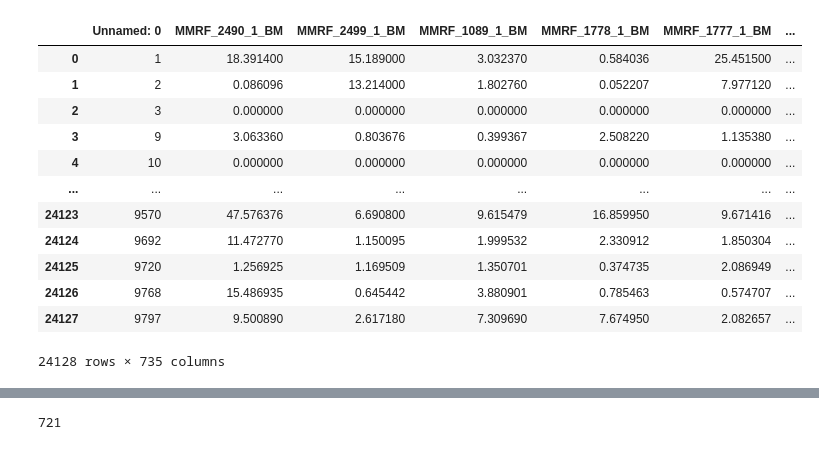
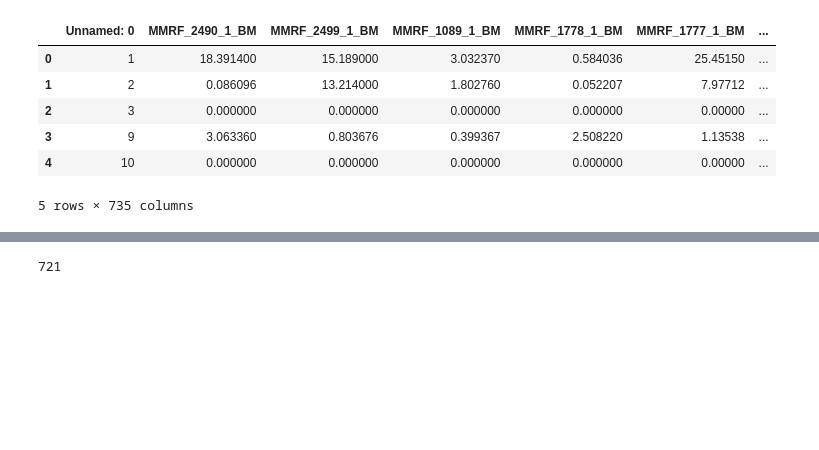
Before and after one commit to anastasia-enot/multiple_myeloma_challenge, a Jupyter notebook: 01_preprocessing_datasets.ipynb, the cells around one changed output, grey strips where cells are left out. Cells and saved outputs as stored; diff of their text form; code cells hidden in the pictures; blank space fills up the shorter version.

```diff
--- a/01_preprocessing_datasets.ipynb
+++ b/01_preprocessing_datasets.ipynb
@@ -39,17 +29,11 @@ clin_data
 # %%
 rna = pd.read_csv('data/MMRF_CoMMpass_IA9_E74GTF_Salmon_entrezID_TPM_hg19.csv')
-rna
+rna.head()
 # %% [output]
 |  | Unnamed: 0 | MMRF_2490_1_BM | MMRF_2499_1_BM | MMRF_1089_1_BM | MMRF_1778_1_BM | MMRF_1777_1_BM | ... |
-| 0 | 1 | 18.391400 | 15.189000 | 3.032370 | 0.584036 | 25.451500 | ... |
-| 1 | 2 | 0.086096 | 13.214000 | 1.802760 | 0.052207 | 7.977120 | ... |
-| 2 | 3 | 0.000000 | 0.000000 | 0.000000 | 0.000000 | 0.000000 | ... |
-| 3 | 9 | 3.063360 | 0.803676 | 0.399367 | 2.508220 | 1.135380 | ... |
-| 4 | 10 | 0.000000 | 0.000000 | 0.000000 | 0.000000 | 0.000000 | ... |
-| ... | ... | ... | ... | ... | ... | ... | ... |
-| 24123 | 9570 | 47.576376 | 6.690800 | 9.615479 | 16.859950 | 9.671416 | ... |
-| 24124 | 9692 | 11.472770 | 1.150095 | 1.999532 | 2.330912 | 1.850304 | ... |
-| 24125 | 9720 | 1.256925 | 1.169509 | 1.350701 | 0.374735 | 2.086949 | ... |
-| 24126 | 9768 | 15.486935 | 0.645442 | 3.880901 | 0.785463 | 0.574707 | ... |
-| 24127 | 9797 | 9.500890 | 2.617180 | 7.309690 | 7.674950 | 2.082657 | ... |
+| 0 | 1 | 18.391400 | 15.189000 | 3.032370 | 0.584036 | 25.45150 | ... |
+| 1 | 2 | 0.086096 | 13.214000 | 1.802760 | 0.052207 | 7.97712 | ... |
+| 2 | 3 | 0.000000 | 0.000000 | 0.000000 | 0.000000 | 0.00000 | ... |
+| 3 | 9 | 3.063360 | 0.803676 | 0.399367 | 2.508220 | 1.13538 | ... |
+| 4 | 10 | 0.000000 | 0.000000 | 0.000000 | 0.000000 | 0.00000 | ... |
-24128 rows × 735 columns
+5 rows × 735 columns
```
Also changed, not shown: parts of 36 cells of this notebook, 5 other files.
